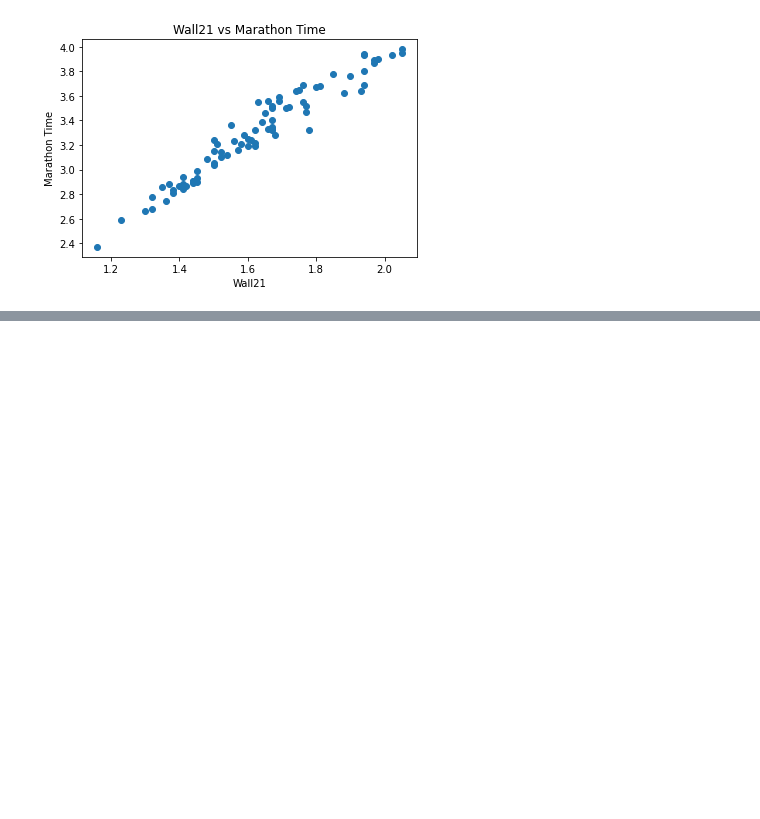
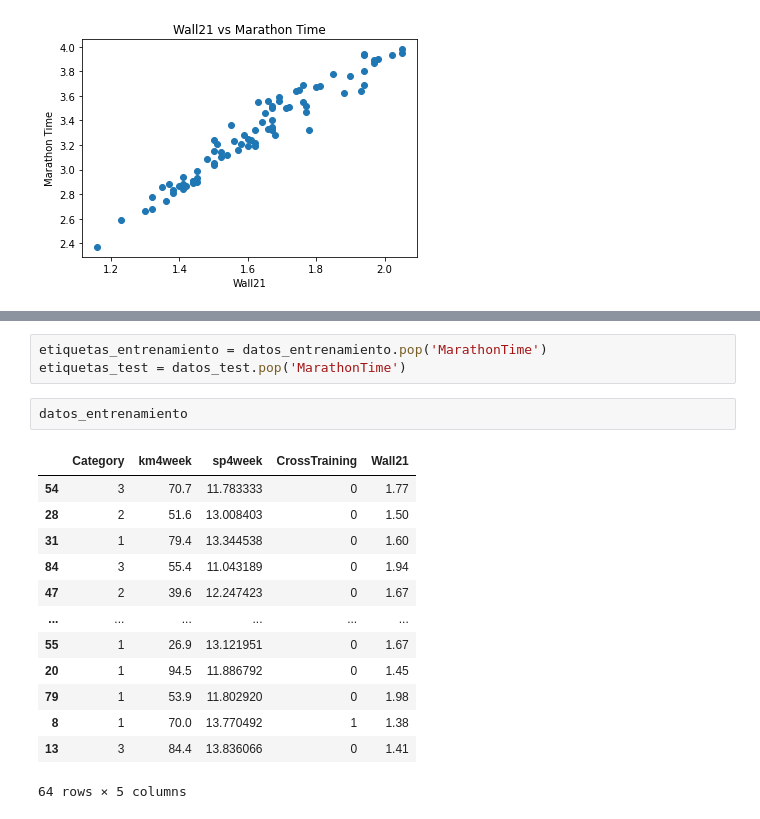
Before and after one commit to javilledo/MachineLearning, a Jupyter notebook: PredicciónTiempoMaratón_RegresiónLineal.ipynb, the cells around one changed output, grey strips where cells are left out. Drawn from its saved outputs; the diff is of its cells as text; blank space fills up the shorter version.

```diff
--- a/PredicciónTiempoMaratón_RegresiónLineal.ipynb
+++ b/PredicciónTiempoMaratón_RegresiónLineal.ipynb
@@ -300,0 +344,19 @@ Ahora que ya hemos tratado los datos y vemos que son adecuados, comenzamos con e
+# %%
+etiquetas_entrenamiento = datos_entrenamiento.pop('MarathonTime')
+etiquetas_test = datos_test.pop('MarathonTime')
+# %%
+datos_entrenamiento
+# %% [output]
+|  | Category | km4week | sp4week | CrossTraining | Wall21 |
+| 54 | 3 | 70.7 | 11.783333 | 0 | 1.77 |
+| 28 | 2 | 51.6 | 13.008403 | 0 | 1.50 |
+| 31 | 1 | 79.4 | 13.344538 | 0 | 1.60 |
+| 84 | 3 | 55.4 | 11.043189 | 0 | 1.94 |
+| 47 | 2 | 39.6 | 12.247423 | 0 | 1.67 |
+| ... | ... | ... | ... | ... | ... |
+| 55 | 1 | 26.9 | 13.121951 | 0 | 1.67 |
+| 20 | 1 | 94.5 | 11.886792 | 0 | 1.45 |
+| 79 | 1 | 53.9 | 11.802920 | 0 | 1.98 |
+| 8 | 1 | 70.0 | 13.770492 | 1 | 1.38 |
+| 13 | 3 | 84.4 | 13.836066 | 0 | 1.41 |
+64 rows × 5 columns
```
Also changed, not shown: parts of 17 cells of this notebook.
